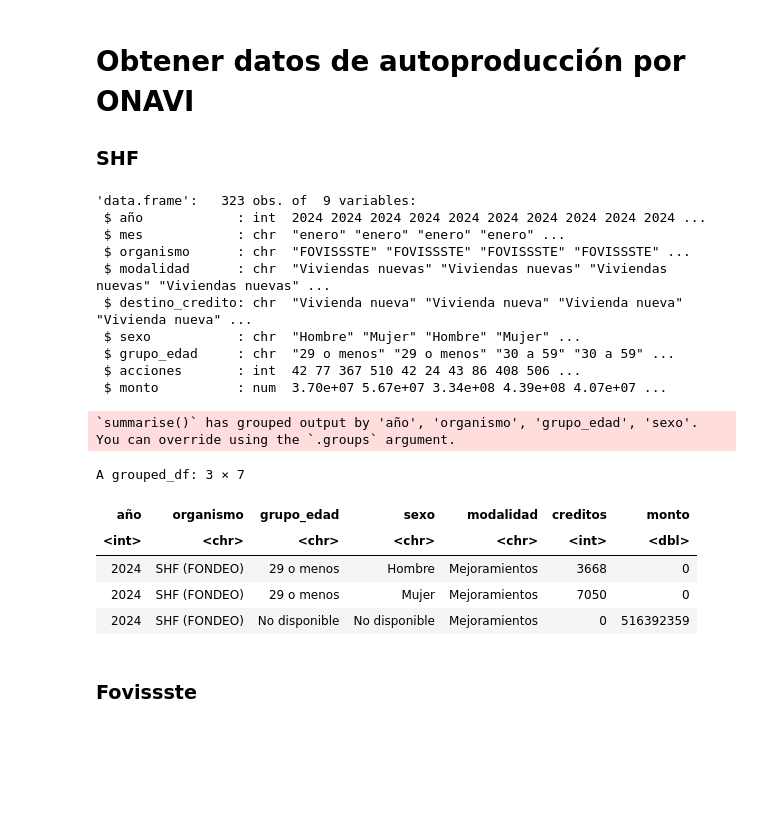
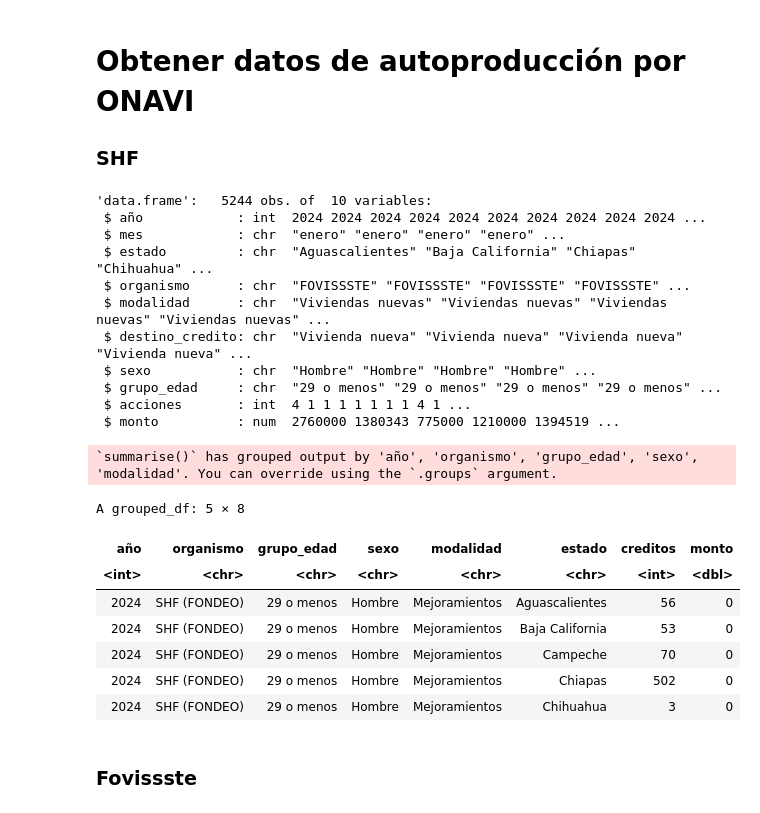
Before and after one commit to coordanalisis-sedatu/indicadores, a Jupyter notebook: fin_autoproduccion.ipynb, the cells around one changed output. Saved outputs shown, nothing was run; the diff lists cells and outputs as text; code cells hidden in the pictures; blank space fills up the shorter version.

```diff
--- a/fin_autoproduccion.ipynb
+++ b/fin_autoproduccion.ipynb
@@ -20,38 +22,41 @@ consulta_api<-function(url){
 
 ### SHF
 # %%
-url="https://sniiv.sedatu.gob.mx/api/CuboAPI/GetFinanciamiento/2024,2024/0/0/organismo,modalidad,destino_credito,anio,mes,rango_edad,genero"
+url="https://sniiv.sedatu.gob.mx/api/CuboAPI/GetFinanciamiento/2024,2024/0/0/organismo,modalidad,destino_credito,anio,mes,rango_edad,genero,estado"
 # %%
 finan_gral<-consulta_api(url)%>%
 arrange(año)
 str(finan_gral)
 # %% [output]
-'data.frame':   323 obs. of  9 variables:
+'data.frame':   5244 obs. of  10 variables:
  $ año            : int  2024 2024 2024 2024 2024 2024 2024 2024 2024 2024 ...
  $ mes            : chr  "enero" "enero" "enero" "enero" ...
+ $ estado         : chr  "Aguascalientes" "Baja California" "Chiapas" "Chihuahua" ...
  $ organismo      : chr  "FOVISSSTE" "FOVISSSTE" "FOVISSSTE" "FOVISSSTE" ...
  $ modalidad      : chr  "Viviendas nuevas" "Viviendas nuevas" "Viviendas nuevas" "Viviendas nuevas" ...
  $ destino_credito: chr  "Vivienda nueva" "Vivienda nueva" "Vivienda nueva" "Vivienda nueva" ...
- $ sexo           : chr  "Hombre" "Mujer" "Hombre" "Mujer" ...
- $ grupo_edad     : chr  "29 o menos" "29 o menos" "30 a 59" "30 a 59" ...
- $ acciones       : int  42 77 367 510 42 24 43 86 408 506 ...
- $ monto          : num  3.70e+07 5.67e+07 3.34e+08 4.39e+08 4.07e+07 ...
+ $ sexo           : chr  "Hombre" "Hombre" "Hombre" "Hombre" ...
+ $ grupo_edad     : chr  "29 o menos" "29 o menos" "29 o menos" "29 o menos" ...
+ $ acciones       : int  4 1 1 1 1 1 1 1 4 1 ...
+ $ monto          : num  2760000 1380343 775000 1210000 1394519 ...
 # %%
 shf <- finan_gral %>%
   filter(organismo == "SHF (FONDEO)" &
          destino_credito %in% c("Autoproducción", "Ampliación", "Reconstrucción", "Mejoramientos"))%>%
-group_by(año,organismo, grupo_edad,sexo,modalidad)%>%
+group_by(año,organismo, grupo_edad,sexo,modalidad,estado)%>%
 summarise(creditos=sum(acciones),monto=sum(monto))
 head(shf,5)
 # %% [output]
-`summarise()` has grouped output by 'año', 'organismo', 'grupo_edad', 'sexo'.
-You can override using the `.groups` argument.
+`summarise()` has grouped output by 'año', 'organismo', 'grupo_edad', 'sexo',
+'modalidad'. You can override using the `.groups` argument.
-A grouped_df: 3 × 7
+A grouped_df: 5 × 8
-| año | organismo | grupo_edad | sexo | modalidad | creditos | monto |
-| <int> | <chr> | <chr> | <chr> | <chr> | <int> | <dbl> |
-| 2024 | SHF (FONDEO) | 29 o menos | Hombre | Mejoramientos | 3668 | 0 |
-| 2024 | SHF (FONDEO) | 29 o menos | Mujer | Mejoramientos | 7050 | 0 |
-| 2024 | SHF (FONDEO) | No disponible | No disponible | Mejoramientos | 0 | 516392359 |
+| año | organismo | grupo_edad | sexo | modalidad | estado | creditos | monto |
+| <int> | <chr> | <chr> | <chr> | <chr> | <chr> | <int> | <dbl> |
+| 2024 | SHF (FONDEO) | 29 o menos | Hombre | Mejoramientos | Aguascalientes | 56 | 0 |
+| 2024 | SHF (FONDEO) | 29 o menos | Hombre | Mejoramientos | Baja California | 53 | 0 |
+| 2024 | SHF (FONDEO) | 29 o menos | Hombre | Mejoramientos | Campeche | 70 | 0 |
+| 2024 | SHF (FONDEO) | 29 o menos | Hombre | Mejoramientos | Chiapas | 502 | 0 |
+| 2024 | SHF (FONDEO) | 29 o menos | Hombre | Mejoramientos | Chihuahua | 3 | 0 |
 # %% [markdown]
 ### Fovissste
 # %%
```
Also changed, not shown: parts of 13 cells of this notebook.
